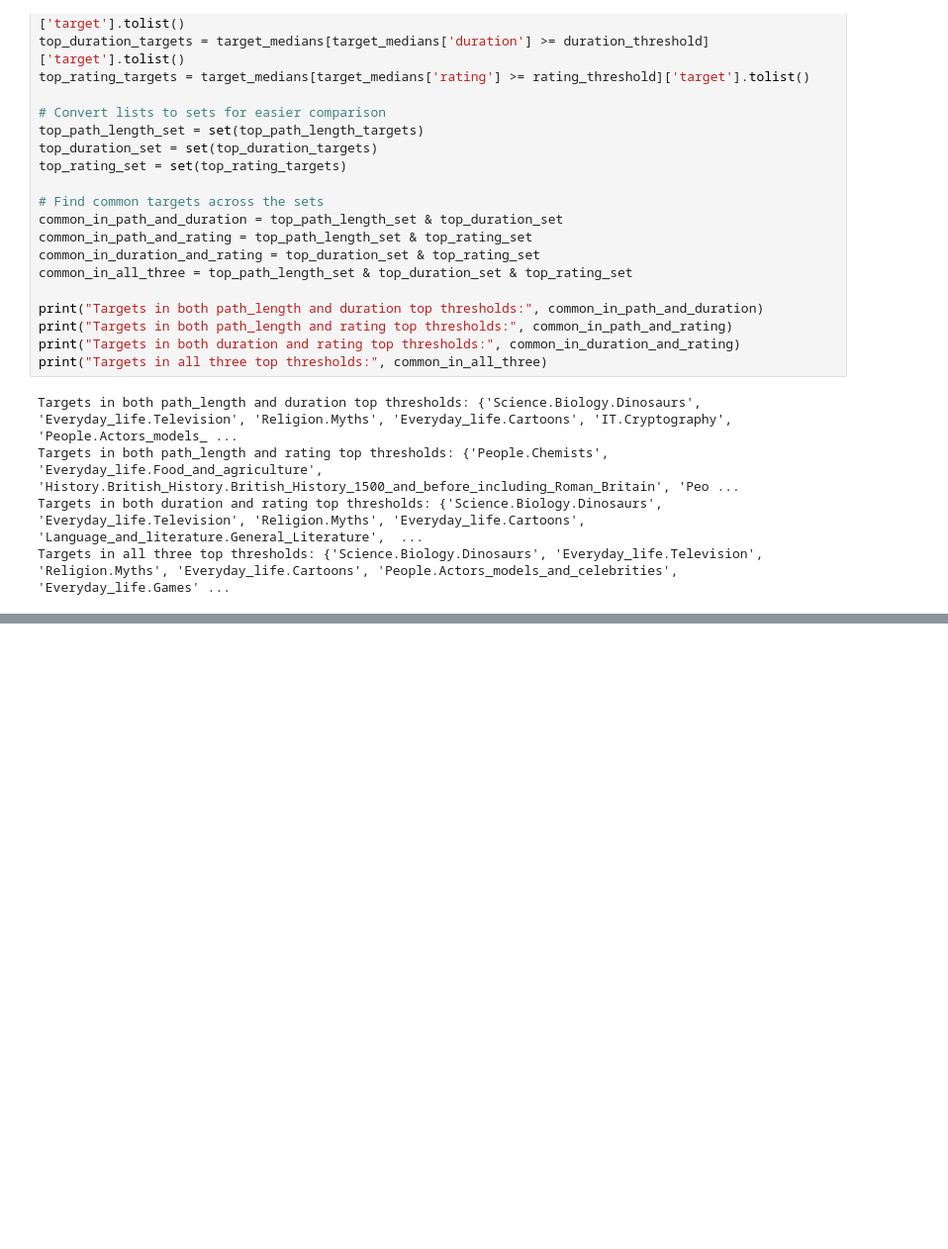
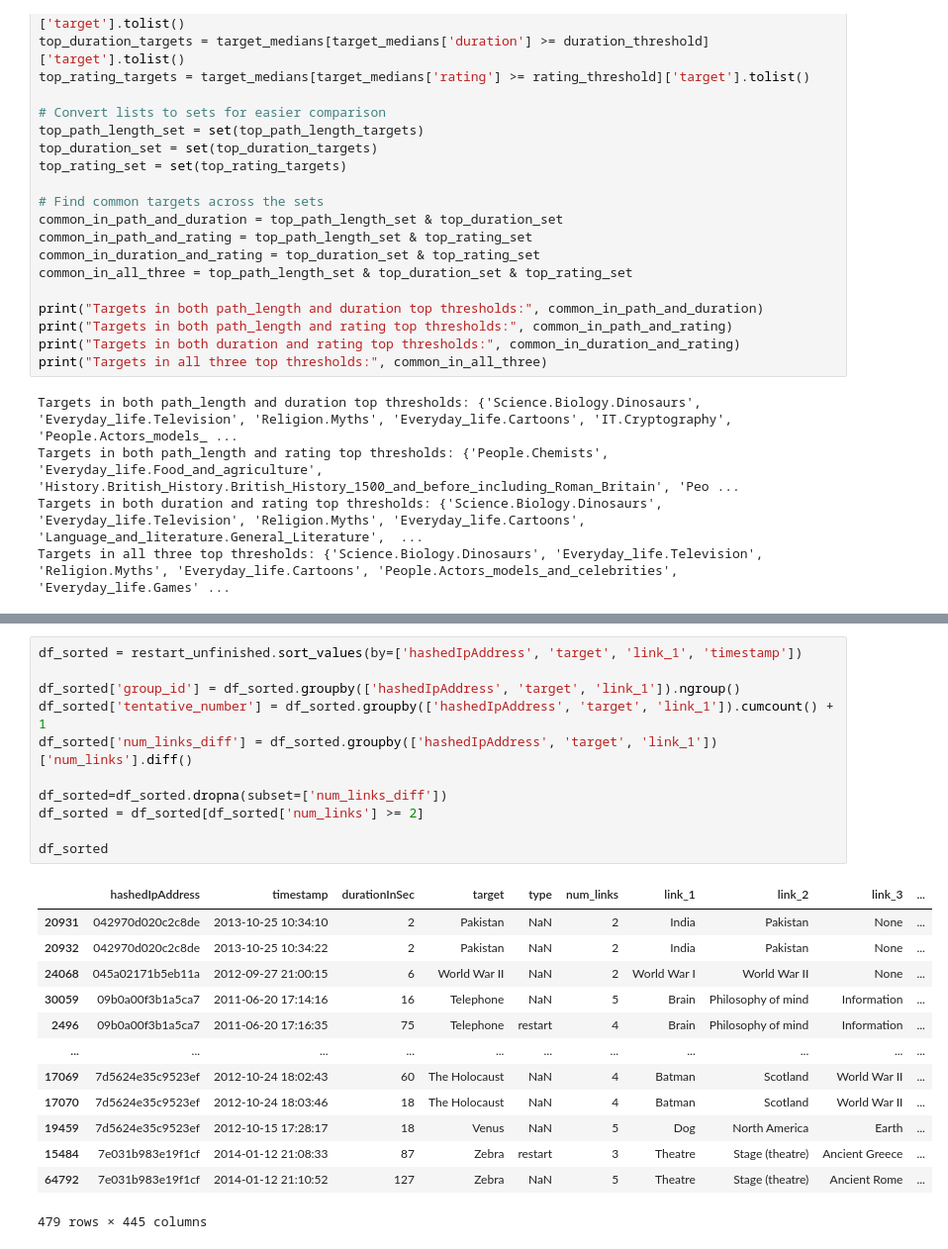
Before and after one commit to epfl-ada/ada-2024-project-the5outliers, a Jupyter notebook: correlation_task_difficulty.ipynb, the cells around one changed output, grey strips where cells are left out. Shown at 99% size. Cells and saved outputs as stored; diff of their text form; blank space fills up the shorter version.

```diff
--- a/correlation_task_difficulty.ipynb
+++ b/correlation_task_difficulty.ipynb
@@ -420,0 +500,25 @@ Targets in all three top thresholds: {'Science.Biology.Dinosaurs', 'Everyday_lif
+# %%
+df_sorted = restart_unfinished.sort_values(by=['hashedIpAddress', 'target', 'link_1', 'timestamp'])
+
+df_sorted['group_id'] = df_sorted.groupby(['hashedIpAddress', 'target', 'link_1']).ngroup()
+df_sorted['tentative_number'] = df_sorted.groupby(['hashedIpAddress', 'target', 'link_1']).cumcount() + 1
+df_sorted['num_links_diff'] = df_sorted.groupby(['hashedIpAddress', 'target', 'link_1'])['num_links'].diff()
+
+df_sorted=df_sorted.dropna(subset=['num_links_diff'])
+df_sorted = df_sorted[df_sorted['num_links'] >= 2]
+
+df_sorted
+# %% [output]
+|  | hashedIpAddress | timestamp | durationInSec | target | type | num_links | link_1 | link_2 | link_3 | ... |
+| 20931 | 042970d020c2c8de | 2013-10-25 10:34:10 | 2 | Pakistan | NaN | 2 | India | Pakistan | None | ... |
+| 20932 | 042970d020c2c8de | 2013-10-25 10:34:22 | 2 | Pakistan | NaN | 2 | India | Pakistan | None | ... |
+| 24068 | 045a02171b5eb11a | 2012-09-27 21:00:15 | 6 | World War II | NaN | 2 | World War I | World War II | None | ... |
+| 30059 | 09b0a00f3b1a5ca7 | 2011-06-20 17:14:16 | 16 | Telephone | NaN | 5 | Brain | Philosophy of mind | Information | ... |
+| 2496 | 09b0a00f3b1a5ca7 | 2011-06-20 17:16:35 | 75 | Telephone | restart | 4 | Brain | Philosophy of mind | Information | ... |
+| ... | ... | ... | ... | ... | ... | ... | ... | ... | ... | ... |
+| 17069 | 7d5624e35c9523ef | 2012-10-24 18:02:43 | 60 | The Holocaust | NaN | 4 | Batman | Scotland | World War II | ... |
+| 17070 | 7d5624e35c9523ef | 2012-10-24 18:03:46 | 18 | The Holocaust | NaN | 4 | Batman | Scotland | World War II | ... |
+| 19459 | 7d5624e35c9523ef | 2012-10-15 17:28:17 | 18 | Venus | NaN | 5 | Dog | North America | Earth | ... |
+| 15484 | 7e031b983e19f1cf | 2014-01-12 21:08:33 | 87 | Zebra | restart | 3 | Theatre | Stage (theatre) | Ancient Greece | ... |
+| 64792 | 7e031b983e19f1cf | 2014-01-12 21:10:52 | 127 | Zebra | NaN | 5 | Theatre | Stage (theatre) | Ancient Rome | ... |
+479 rows × 445 columns
```
Also changed, not shown: parts of 9 cells of this notebook.
